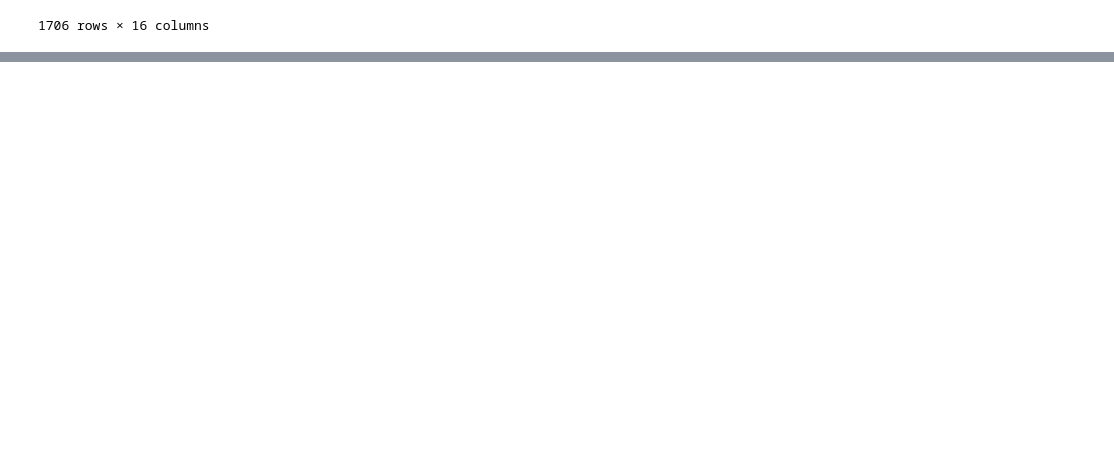
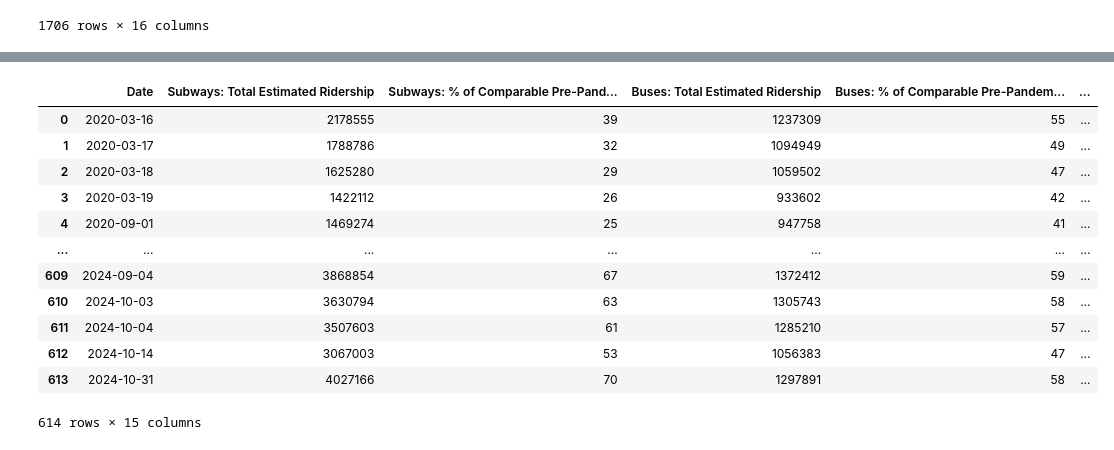
Before and after one commit to arrojuh/python_vishal, a Jupyter notebook: data_analysis (1).ipynb, the cells around one changed output, grey strips where cells are left out. Drawn from its saved outputs; the diff is of its cells as text; code cells hidden in the pictures; blank space fills up the shorter version.

```diff
--- a/data_analysis (1).ipynb
+++ b/data_analysis (1).ipynb
@@ -202,0 +221,20 @@ df
+# %%
+df2 = df[(df['Buses: % of Comparable Pre-Pandemic Day']>40)&(df['Buses: % of Comparable Pre-Pandemic Day']<60)]
+# %%
+df3 = df2.reset_index(drop = True)
+# %%
+df3
+# %% [output]
+|  | Date | Subways: Total Estimated Ridership | Subways: % of Comparable Pre-Pand... | Buses: Total Estimated Ridership | Buses: % of Comparable Pre-Pandem... | ... |
+| 0 | 2020-03-16 | 2178555 | 39 | 1237309 | 55 | ... |
+| 1 | 2020-03-17 | 1788786 | 32 | 1094949 | 49 | ... |
+| 2 | 2020-03-18 | 1625280 | 29 | 1059502 | 47 | ... |
+| 3 | 2020-03-19 | 1422112 | 26 | 933602 | 42 | ... |
+| 4 | 2020-09-01 | 1469274 | 25 | 947758 | 41 | ... |
+| ... | ... | ... | ... | ... | ... | ... |
+| 609 | 2024-09-04 | 3868854 | 67 | 1372412 | 59 | ... |
+| 610 | 2024-10-03 | 3630794 | 63 | 1305743 | 58 | ... |
+| 611 | 2024-10-04 | 3507603 | 61 | 1285210 | 57 | ... |
+| 612 | 2024-10-14 | 3067003 | 53 | 1056383 | 47 | ... |
+| 613 | 2024-10-31 | 4027166 | 70 | 1297891 | 58 | ... |
+614 rows × 15 columns
```
Also changed, not shown: parts of 8 cells of this notebook.
